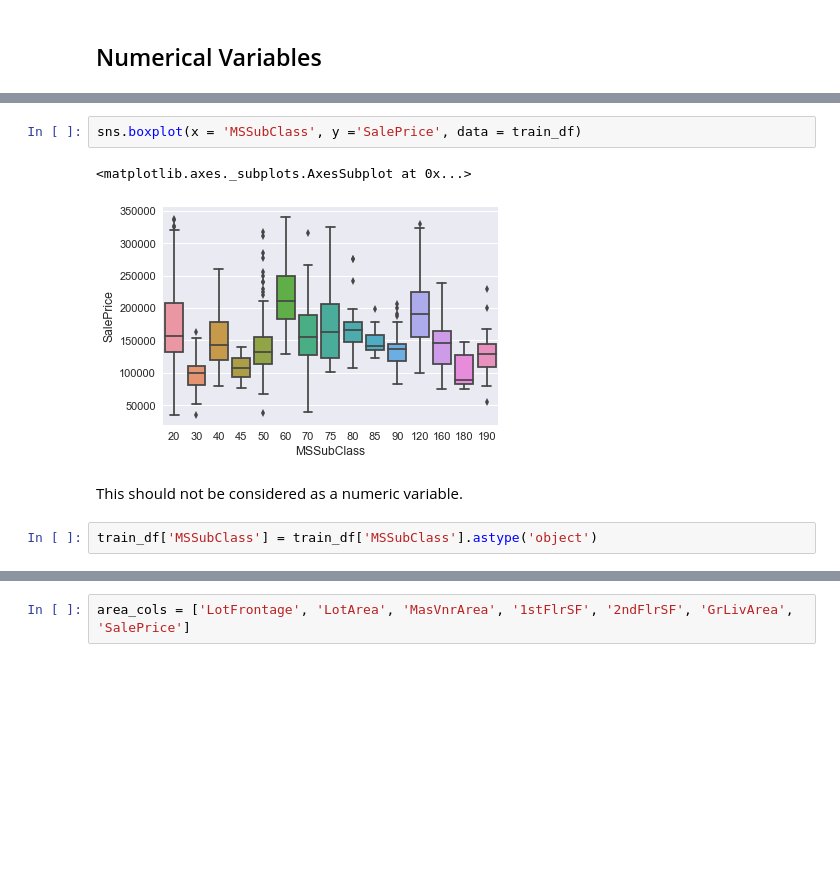
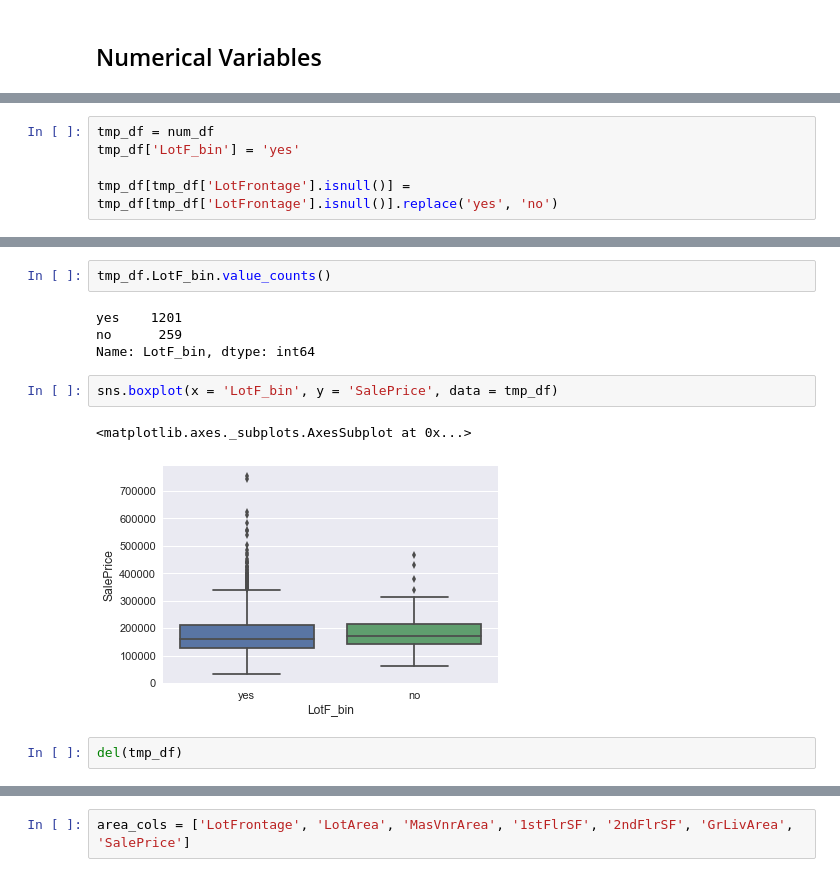
Before and after one commit to xiliang0815/Data-Science-Portfolio, a Jupyter notebook: Kaggle_Competitions/Competition-House_Prices_Regression_Techniques/EDA.ipynb, the cells around one changed output, grey strips where cells are left out. Saved outputs shown, nothing was run; the diff lists cells and outputs as text; blank space fills up the shorter version.

```diff
--- a/Kaggle_Competitions/Competition-House_Prices_Regression_Techniques/EDA.ipynb
+++ b/Kaggle_Competitions/Competition-House_Prices_Regression_Techniques/EDA.ipynb
@@ -117,0 +152,5 @@ memory usage: 415.3 KB
+# %%
+tmp_df = num_df
+tmp_df['LotF_bin'] = 'yes'
+
+tmp_df[tmp_df['LotFrontage'].isnull()] = tmp_df[tmp_df['LotFrontage'].isnull()].replace('yes', 'no')
@@ -118,9 +173,13 @@ memory usage: 415.3 KB
+# %%
+tmp_df.LotF_bin.value_counts()
+# %% [output]
+yes    1201
+no      259
+Name: LotF_bin, dtype: int64
 # %%
-sns.boxplot(x = 'MSSubClass', y ='SalePrice', data = train_df)
+sns.boxplot(x = 'LotF_bin', y = 'SalePrice', data = tmp_df)
 # %% [output]
 <matplotlib.axes._subplots.AxesSubplot at 0x...>
-[figure, old version]
+[figure, new version]
-# %% [markdown]
-This should not be considered as a numeric variable.
-# %%
-train_df['MSSubClass'] = train_df['MSSubClass'].astype('object')
+# %%
+del(tmp_df)
```
Also changed, not shown: parts of 33 cells of this notebook.
